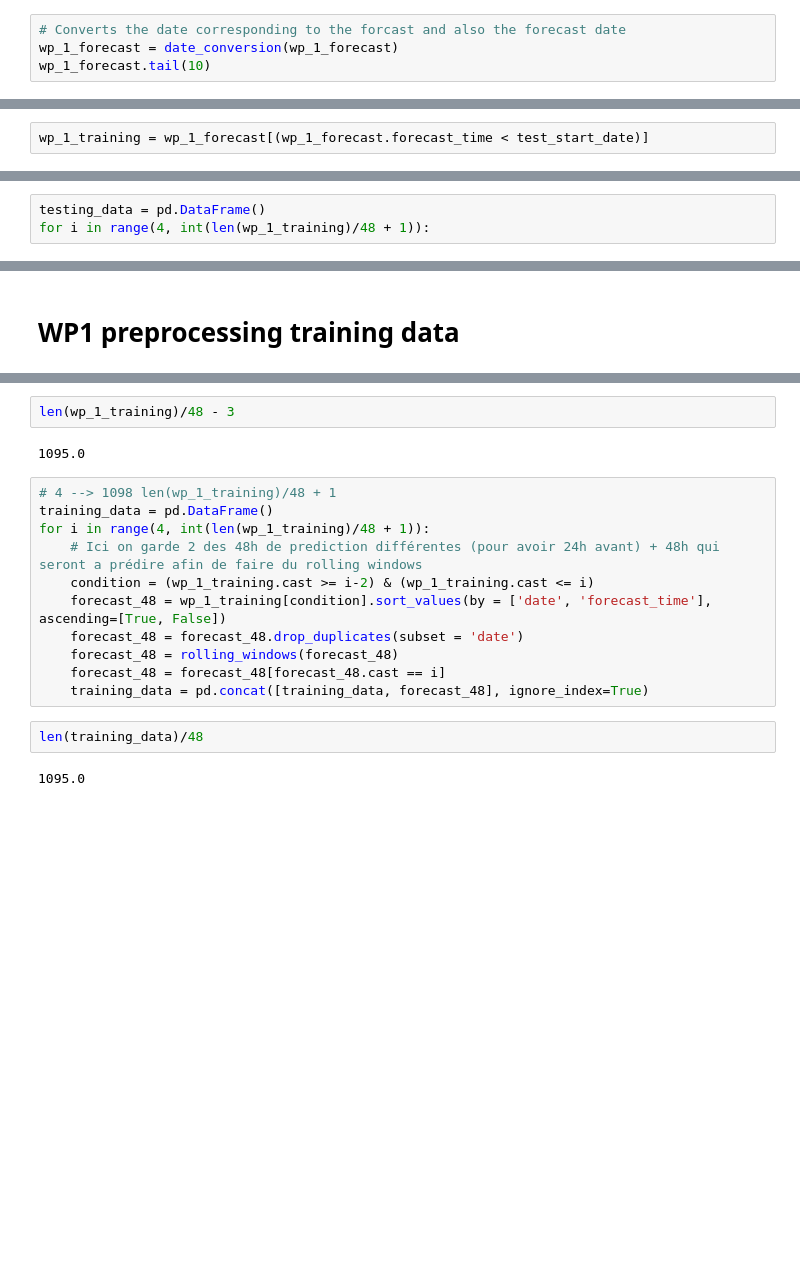
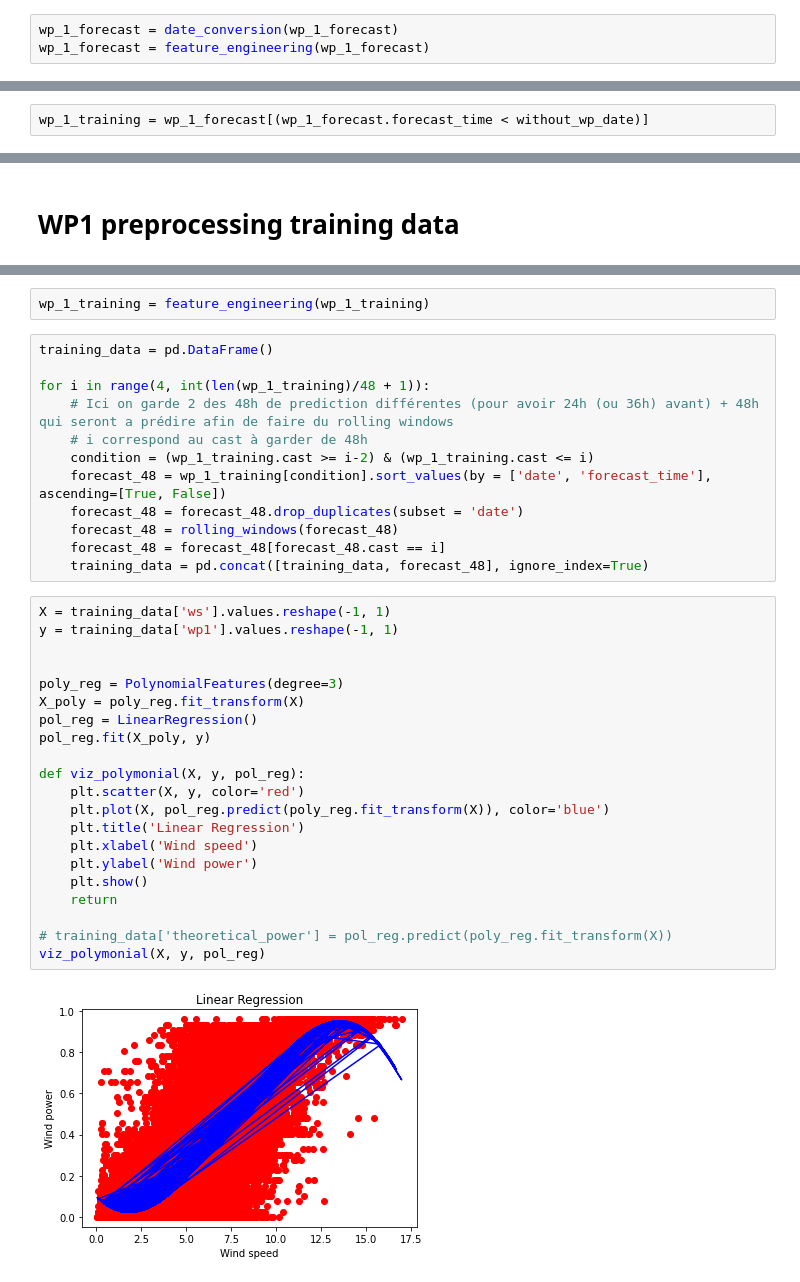
Before and after one commit to MorganeVives/DataChallenge_WP_phase2, a Jupyter notebook: EDA_MV.ipynb, the cells around one changed output, grey strips where cells are left out. Drawn from its saved outputs; the diff is of its cells as text; blank space fills up the shorter version.

Commit message:
feature engineering on train and test data

```diff
--- a/EDA_MV.ipynb
+++ b/EDA_MV.ipynb
@@ -81,4 +146,3 @@ for date in wp_1_forecast.date.unique():
 # %%
-# Converts the date corresponding to the forcast and also the forecast date
 wp_1_forecast = date_conversion(wp_1_forecast)
-wp_1_forecast.tail(10)
+wp_1_forecast = feature_engineering(wp_1_forecast)
@@ -124,2 +161,2 @@ memory usage: 6.4 MB
 # %%
-wp_1_training = wp_1_forecast[(wp_1_forecast.forecast_time < test_start_date)]
+wp_1_training = wp_1_forecast[(wp_1_forecast.forecast_time < without_wp_date)]
@@ -140,3 +166,0 @@ int(len(wp_1_training)/48 + 1)
-# %%
-testing_data = pd.DataFrame()
-for i in range(4, int(len(wp_1_training)/48 + 1)):
@@ -231,19 +172,37 @@ def rolling_windows(data):
-# %%
-len(wp_1_training)/48 - 3
-# %% [output]
-1095.0
+# %%
+wp_1_training = feature_engineering(wp_1_training)
 # %%
-# 4 --> 1098 len(wp_1_training)/48 + 1
 training_data = pd.DataFrame()
+
 for i in range(4, int(len(wp_1_training)/48 + 1)):
-    # Ici on garde 2 des 48h de prediction différentes (pour avoir 24h avant) + 48h qui seront a prédire afin de faire du rolling windows
+    # Ici on garde 2 des 48h de prediction différentes (pour avoir 24h (ou 36h) avant) + 48h qui seront a prédire afin de faire du rolling windows
+    # i correspond au cast à garder de 48h
     condition = (wp_1_training.cast >= i-2) & (wp_1_training.cast <= i)
     forecast_48 = wp_1_training[condition].sort_values(by = ['date', 'forecast_time'], ascending=[True, False])
     forecast_48 = forecast_48.drop_duplicates(subset = 'date')
     forecast_48 = rolling_windows(forecast_48)
     forecast_48 = forecast_48[forecast_48.cast == i]
     training_data = pd.concat([training_data, forecast_48], ignore_index=True)
-# %%
-len(training_data)/48
-# %% [output]
-1095.0
+# %%
+X = training_data['ws'].values.reshape(-1, 1)
+y = training_data['wp1'].values.reshape(-1, 1)
+
+
+poly_reg = PolynomialFeatures(degree=3)
+X_poly = poly_reg.fit_transform(X)
+pol_reg = LinearRegression()
+pol_reg.fit(X_poly, y)
+
+def viz_polymonial(X, y, pol_reg):
+    plt.scatter(X, y, color='red')
+    plt.plot(X, pol_reg.predict(poly_reg.fit_transform(X)), color='blue')
+    plt.title('Linear Regression')
+    plt.xlabel('Wind speed')
+    plt.ylabel('Wind power')
+    plt.show()
+    return
+
+# training_data['theoretical_power'] = pol_reg.predict(poly_reg.fit_transform(X))
+viz_polymonial(X, y, pol_reg)
+# %% [output]
+[figure, added]
```
Also changed, not shown: parts of 41 cells of this notebook.
